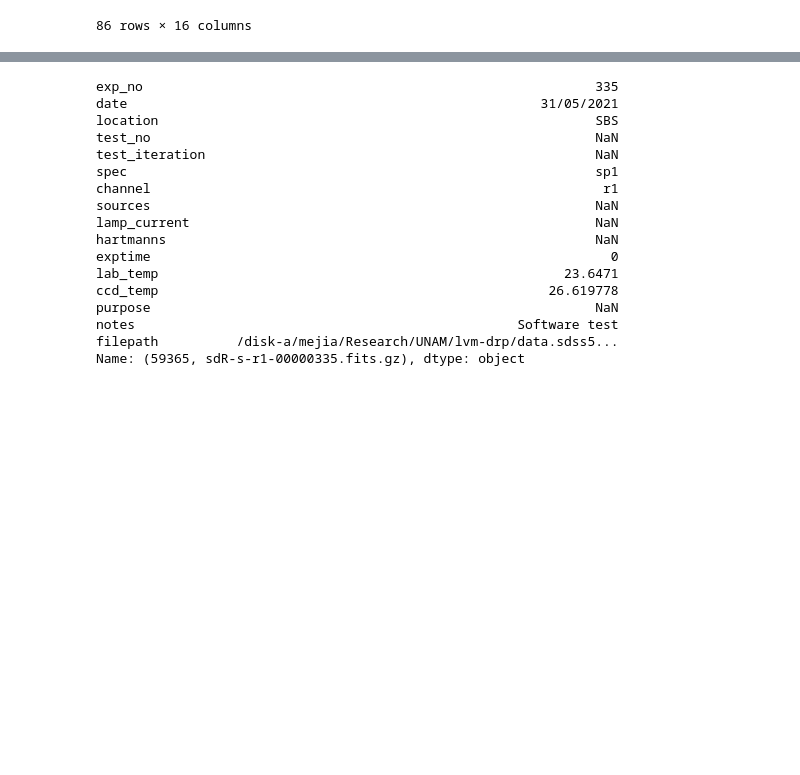
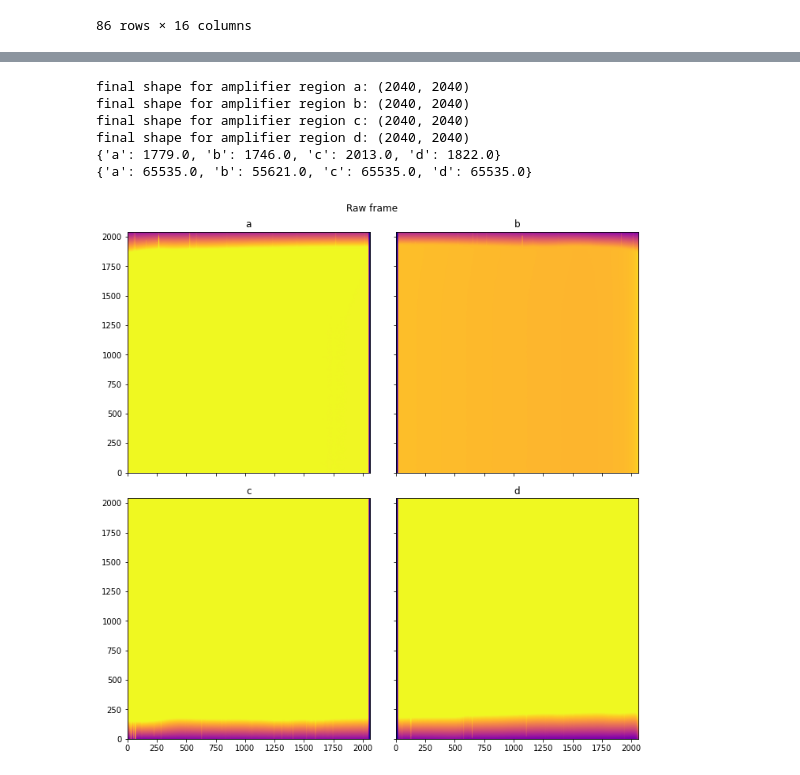
Before and after one commit to sdss/lvmdrp, a Jupyter notebook: docs/nb/lab-analysis.ipynb, the cells around one changed output, grey strips where cells are left out. Drawn from its saved outputs; the diff is of its cells as text; code cells hidden in the pictures; blank space fills up the shorter version.

```diff
--- a/docs/nb/lab-analysis.ipynb
+++ b/docs/nb/lab-analysis.ipynb
@@ -103,20 +131,49 @@ ax_histy.barh(np.arange(ny), width=data.sum(axis=1), height=1, lw=0, align="cent
-# %%
-frames_meta_match.iloc[iframe]
-# %% [output]
-exp_no                                                          335
-date                                                     31/05/2021
-location                                                        SBS
-test_no                                                         NaN
-test_iteration                                                  NaN
-spec                                                            sp1
-channel                                                          r1
-sources                                                         NaN
-lamp_current                                                    NaN
-hartmanns                                                       NaN
-exptime                                                           0
-lab_temp                                                    23.6471
-ccd_temp                                                  26.619778
-purpose                                                         NaN
-notes                                                 Software test
-filepath          /disk-a/mejia/Research/UNAM/lvm-drp/data.sdss5...
-Name: (59365, sdR-s-r1-00000335.fits.gz), dtype: object
+# %%
+AMPLIFIER_WIDTH, AMPLIFIER_HEIGHT = nx//2, ny//2
+OVERSCAN_WIDTH = 20
+PRESCAN_WIDTH = 4
+AMPLIFIER_NAMES = list("abcd")
+
+fig_raw, axs_raw = plt.subplots(2, 2, figsize=(10,10), sharex=True, sharey=True)
+axs_raw = axs_raw.ravel()
+
+fig_cut, axs_cut = plt.subplots(2, 2, figsize=(10,10), sharex=True, sharey=True)
+axs_cut = axs_cut.ravel()
+
+amplifiers = dict.fromkeys(AMPLIFIER_NAMES)
+amplifiers["a"] = image.Image(data=data[AMPLIFIER_HEIGHT:,:AMPLIFIER_WIDTH])
+amplifiers["b"] = image.Image(data=data[AMPLIFIER_HEIGHT:,AMPLIFIER_WIDTH:])
+amplifiers["c"] = image.Image(data=data[:AMPLIFIER_HEIGHT,:AMPLIFIER_WIDTH])
+amplifiers["d"] = image.Image(data=data[:AMPLIFIER_HEIGHT,AMPLIFIER_WIDTH:])
+
+os_bias = dict.fromkeys(AMPLIFIER_NAMES)
+fr_bias = dict.fromkeys(AMPLIFIER_NAMES)
+for i, amp in enumerate(AMPLIFIER_NAMES):
+    axs_raw[i].imshow(amplifiers[amp]._data, origin="lower", cmap="plasma")
+    axs_raw[i].set_title(amp)
+    if amp in "ac":
+        os_bias[amp] = amplifiers[amp].cutOverscan(bound_x=(1,AMPLIFIER_HEIGHT), bound_y=(1,AMPLIFIER_WIDTH-OVERSCAN_WIDTH), subtract=False)
+    if amp in "bd":
+        os_bias[amp] = amplifiers[amp].cutOverscan(bound_x=(1+OVERSCAN_WIDTH,AMPLIFIER_WIDTH), bound_y=(1,AMPLIFIER_HEIGHT), subtract=False)
+    fr_bias[amp] = np.median(amplifiers[amp]._data)
+
+    axs_cut[i].imshow(amplifiers[amp]._data, origin="lower", cmap="plasma", vmin=1500, vmax=65000)
+    axs_cut[i].set_title(amp)
+
+    print(f"final shape for amplifier region {amp}: {amplifiers[amp]._dim}")
+
+fig_raw.suptitle("Raw frame")
+fig_raw.tight_layout()
+fig_cut.suptitle("Trimmed frame")
+fig_cut.tight_layout()
+
+print(os_bias)
+print(fr_bias)
+# %% [output]
+final shape for amplifier region a: (2040, 2040)
+final shape for amplifier region b: (2040, 2040)
+final shape for amplifier region c: (2040, 2040)
+final shape for amplifier region d: (2040, 2040)
+{'a': 1779.0, 'b': 1746.0, 'c': 2013.0, 'd': 1822.0}
+{'a': 65535.0, 'b': 55621.0, 'c': 65535.0, 'd': 65535.0}
+[figure, added]
```
Also changed, not shown: parts of 14 cells of this notebook.
